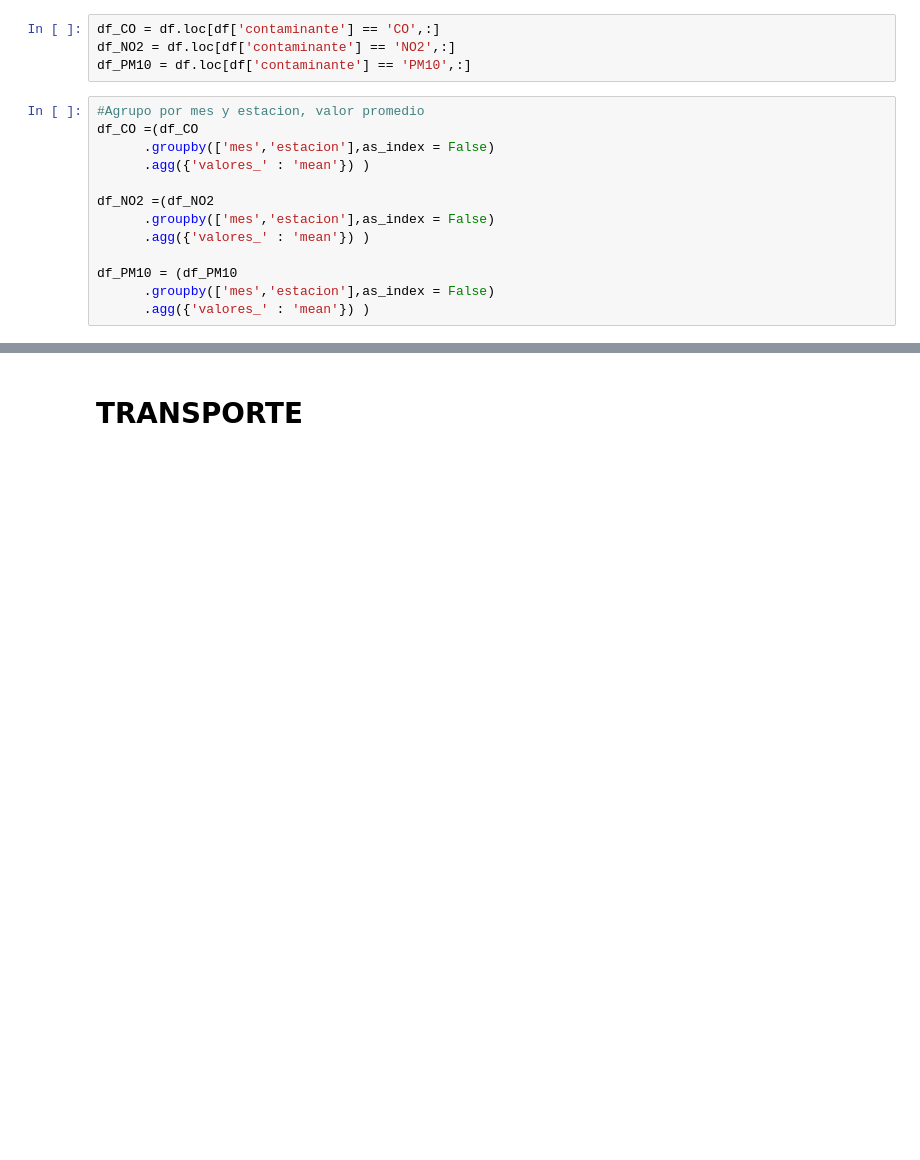
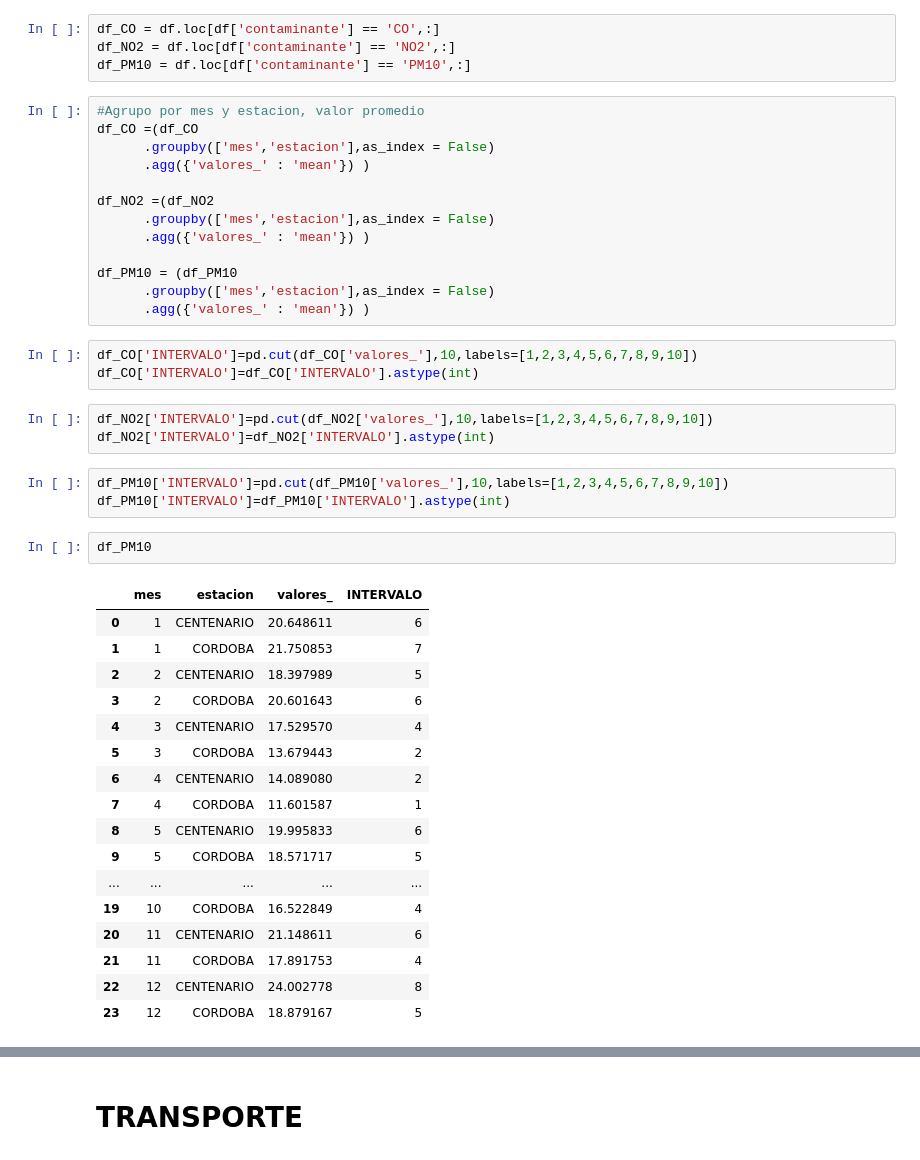
Before and after one commit to fernandorgonzalez/cursos-eant-python_data_analytics-proyecto, a Jupyter notebook: integrado.ipynb, the cells around one changed output, grey strips where cells are left out. Drawn from its saved outputs; the diff is of its cells as text; blank space fills up the shorter version.

```diff
--- a/integrado.ipynb
+++ b/integrado.ipynb
@@ -271,6 +267,35 @@ df_NO2 =(df_NO2
 df_PM10 = (df_PM10
       .groupby(['mes','estacion'],as_index = False)
       .agg({'valores_' : 'mean'}) )
+# %%
+df_CO['INTERVALO']=pd.cut(df_CO['valores_'],10,labels=[1,2,3,4,5,6,7,8,9,10])
+df_CO['INTERVALO']=df_CO['INTERVALO'].astype(int)
+# %%
+df_NO2['INTERVALO']=pd.cut(df_NO2['valores_'],10,labels=[1,2,3,4,5,6,7,8,9,10])
+df_NO2['INTERVALO']=df_NO2['INTERVALO'].astype(int)
+# %%
+df_PM10['INTERVALO']=pd.cut(df_PM10['valores_'],10,labels=[1,2,3,4,5,6,7,8,9,10])
+df_PM10['INTERVALO']=df_PM10['INTERVALO'].astype(int)
+# %%
+df_PM10
+# %% [output]
+|  | mes | estacion | valores_ | INTERVALO |
+| 0 | 1 | CENTENARIO | 20.648611 | 6 |
+| 1 | 1 | CORDOBA | 21.750853 | 7 |
+| 2 | 2 | CENTENARIO | 18.397989 | 5 |
+| 3 | 2 | CORDOBA | 20.601643 | 6 |
+| 4 | 3 | CENTENARIO | 17.529570 | 4 |
+| 5 | 3 | CORDOBA | 13.679443 | 2 |
+| 6 | 4 | CENTENARIO | 14.089080 | 2 |
+| 7 | 4 | CORDOBA | 11.601587 | 1 |
+| 8 | 5 | CENTENARIO | 19.995833 | 6 |
+| 9 | 5 | CORDOBA | 18.571717 | 5 |
+| ... | ... | ... | ... | ... |
+| 19 | 10 | CORDOBA | 16.522849 | 4 |
+| 20 | 11 | CENTENARIO | 21.148611 | 6 |
+| 21 | 11 | CORDOBA | 17.891753 | 4 |
+| 22 | 12 | CENTENARIO | 24.002778 | 8 |
+| 23 | 12 | CORDOBA | 18.879167 | 5 |
 # %%
 plt.figure(figsize=(15,7.5))
 
```
Also changed, not shown: parts of 5 cells of this notebook.
